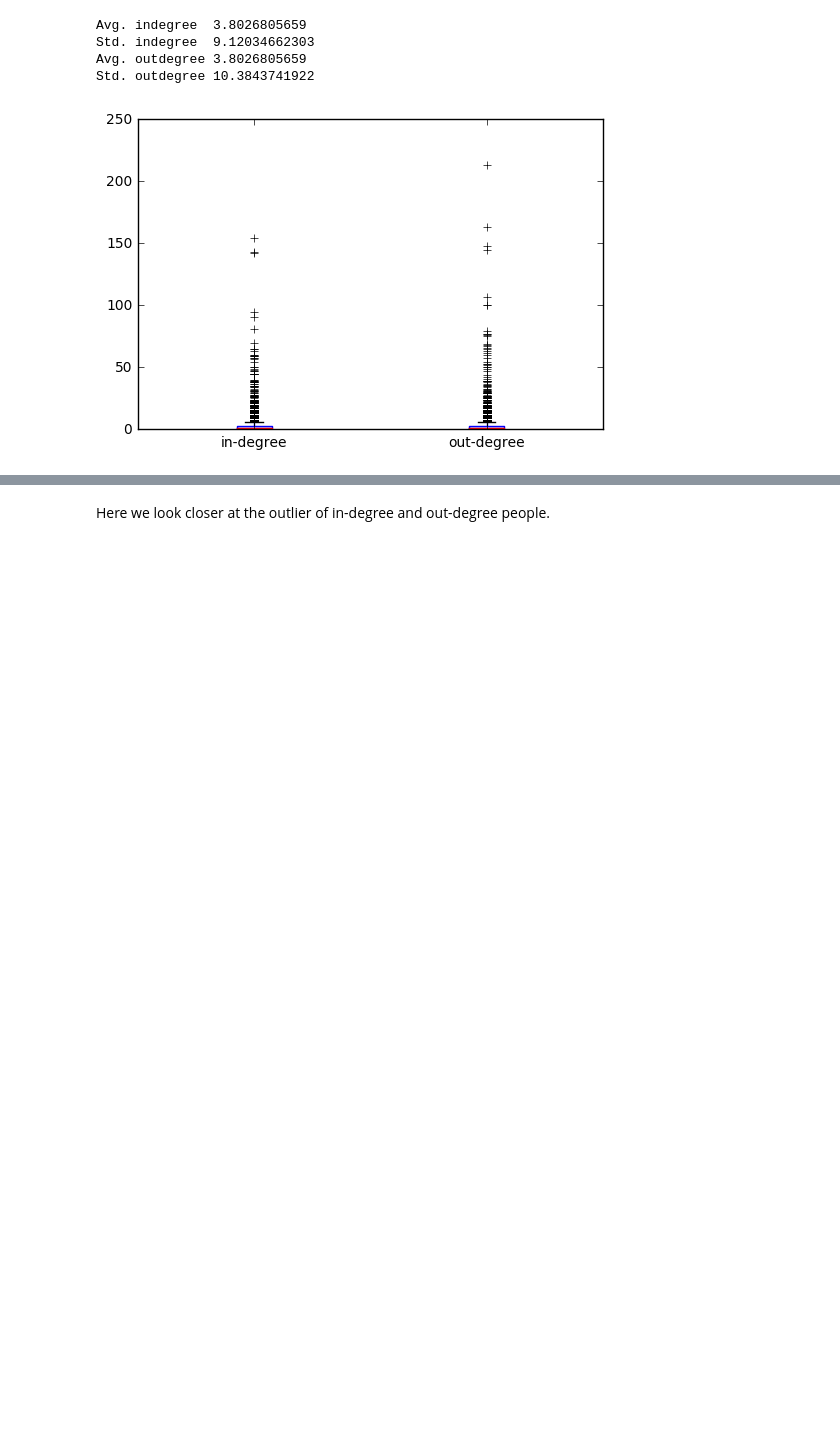
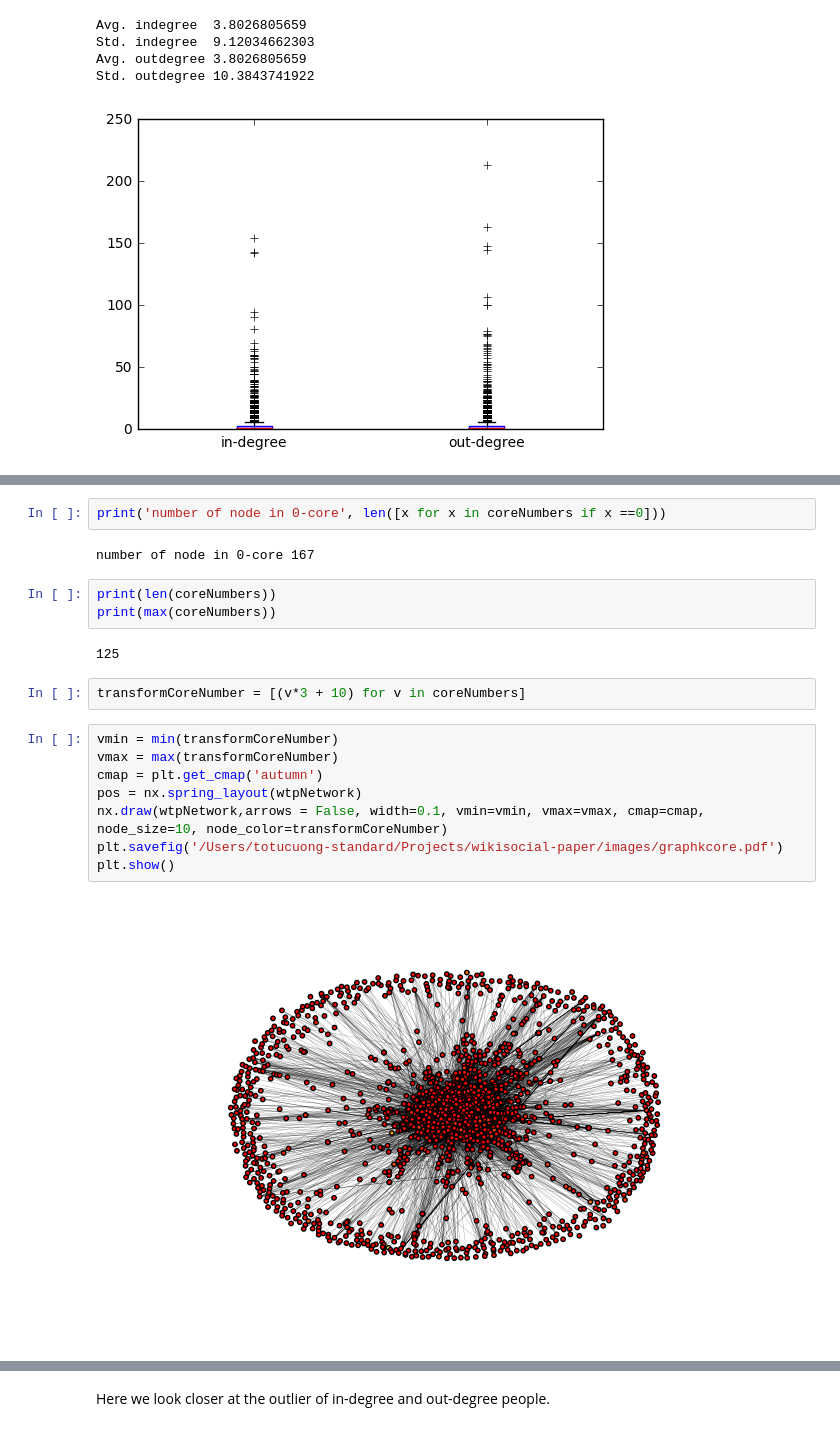
Before and after one commit to totucuong/wikidata, a Jupyter notebook: python/wikidatanetworkanalysis.ipynb, the cells around one changed output, grey strips where cells are left out. Drawn from its saved outputs; the diff is of its cells as text; blank space fills up the shorter version.

```diff
--- a/python/wikidatanetworkanalysis.ipynb
+++ b/python/wikidatanetworkanalysis.ipynb
@@ -260,0 +284,21 @@ Std. outdegree 10.3843741922
+# %%
+print('number of node in 0-core', len([x for x in coreNumbers if x ==0]))
+# %% [output]
+number of node in 0-core 167
+# %%
+print(len(coreNumbers))
+print(max(coreNumbers))
+# %% [output]
+125
+# %%
+transformCoreNumber = [(v*3 + 10) for v in coreNumbers]
+# %%
+vmin = min(transformCoreNumber)
+vmax = max(transformCoreNumber)
+cmap = plt.get_cmap('autumn')
+pos = nx.spring_layout(wtpNetwork)
+nx.draw(wtpNetwork,arrows = False, width=0.1, vmin=vmin, vmax=vmax, cmap=cmap, node_size=10, node_color=transformCoreNumber)
+plt.savefig('/Users/totucuong-standard/Projects/wikisocial-paper/images/graphkcore.pdf')
+plt.show()
+# %% [output]
+[figure, added]
```
Also changed, not shown: parts of 8 cells of this notebook, 5 other files.
